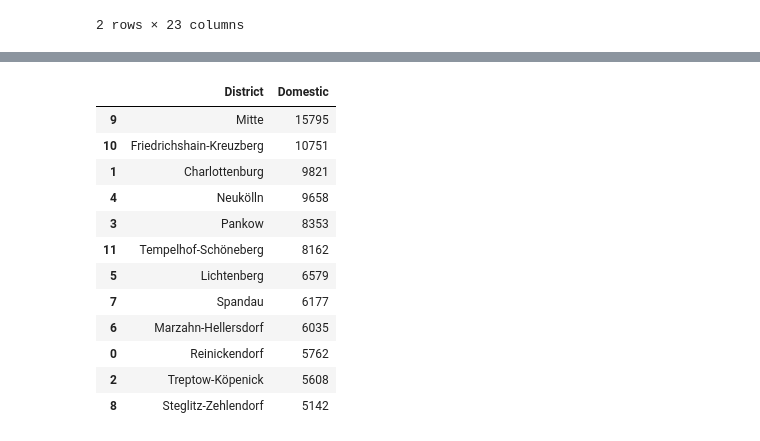
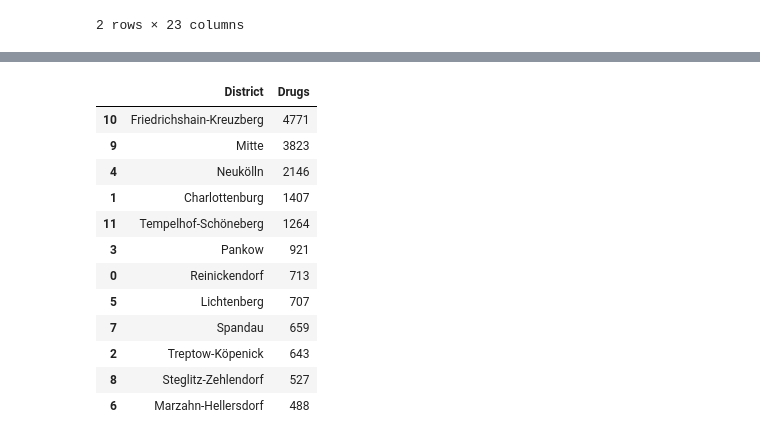
Before and after one commit to cmvaleria/Mid_bootcamp_project, a Jupyter notebook: Notebooks/Maping.ipynb, the cells around one changed output, grey strips where cells are left out. Cells and saved outputs as stored; diff of their text form; code cells hidden in the pictures.

```diff
--- a/Notebooks/Maping.ipynb
+++ b/Notebooks/Maping.ipynb
@@ -296,19 +275,19 @@ plt.show();
 # %%
-crime_map[['District','Domestic ']].sort_values(by='Domestic ', ascending=False)
+crime_map[['District','Drugs']].sort_values(by='Drugs', ascending=False)
 # %% [output]
-|  | District | Domestic |
-| 9 | Mitte | 15795 |
-| 10 | Friedrichshain-Kreuzberg | 10751 |
-| 1 | Charlottenburg | 9821 |
-| 4 | Neukölln | 9658 |
-| 3 | Pankow | 8353 |
-| 11 | Tempelhof-Schöneberg | 8162 |
-| 5 | Lichtenberg | 6579 |
-| 7 | Spandau | 6177 |
-| 6 | Marzahn-Hellersdorf | 6035 |
-| 0 | Reinickendorf | 5762 |
-| 2 | Treptow-Köpenick | 5608 |
-| 8 | Steglitz-Zehlendorf | 5142 |
+|  | District | Drugs |
+| 10 | Friedrichshain-Kreuzberg | 4771 |
+| 9 | Mitte | 3823 |
+| 4 | Neukölln | 2146 |
+| 1 | Charlottenburg | 1407 |
+| 11 | Tempelhof-Schöneberg | 1264 |
+| 3 | Pankow | 921 |
+| 0 | Reinickendorf | 713 |
+| 5 | Lichtenberg | 707 |
+| 7 | Spandau | 659 |
+| 2 | Treptow-Köpenick | 643 |
+| 8 | Steglitz-Zehlendorf | 527 |
+| 6 | Marzahn-Hellersdorf | 488 |
 # %%
 crimes_distrit_2021_Hz = pd.read_excel('../Data/Cleaned/crimes_district_Hz.xlsx')
 # %%
```
Also changed, not shown: parts of 4 cells of this notebook, 3 other files.
